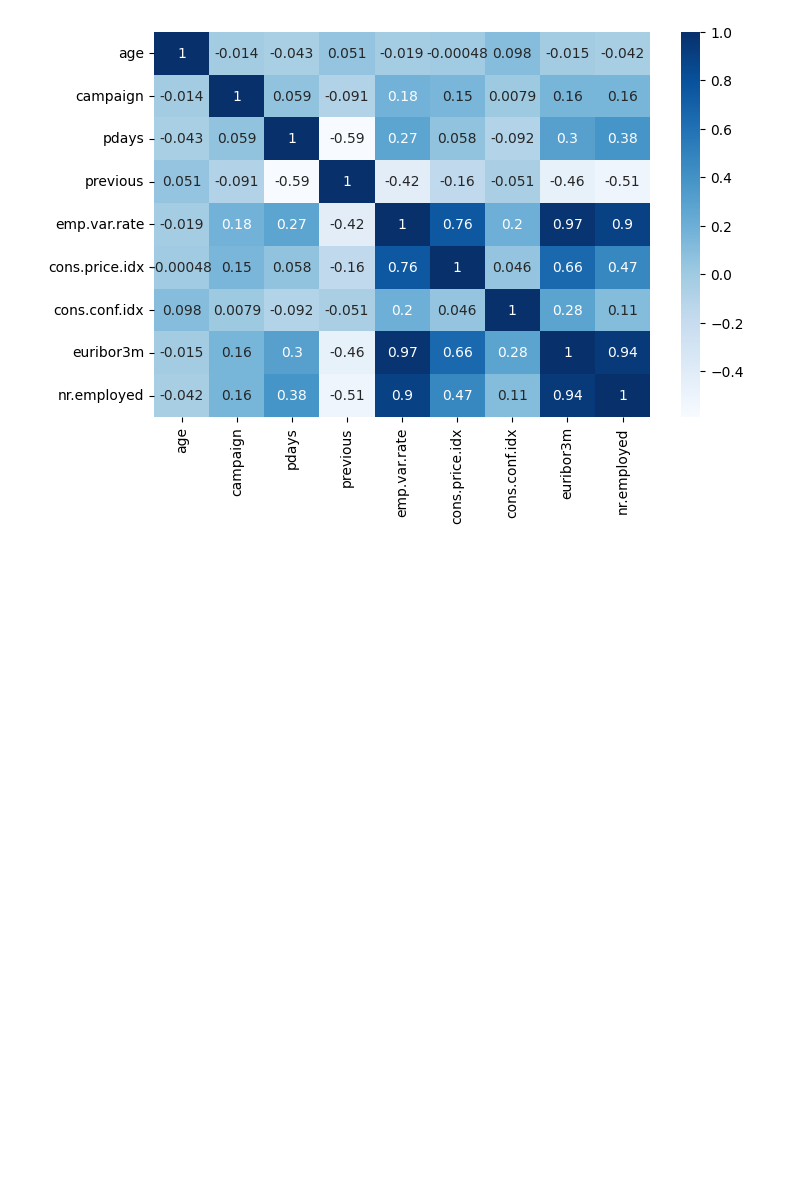
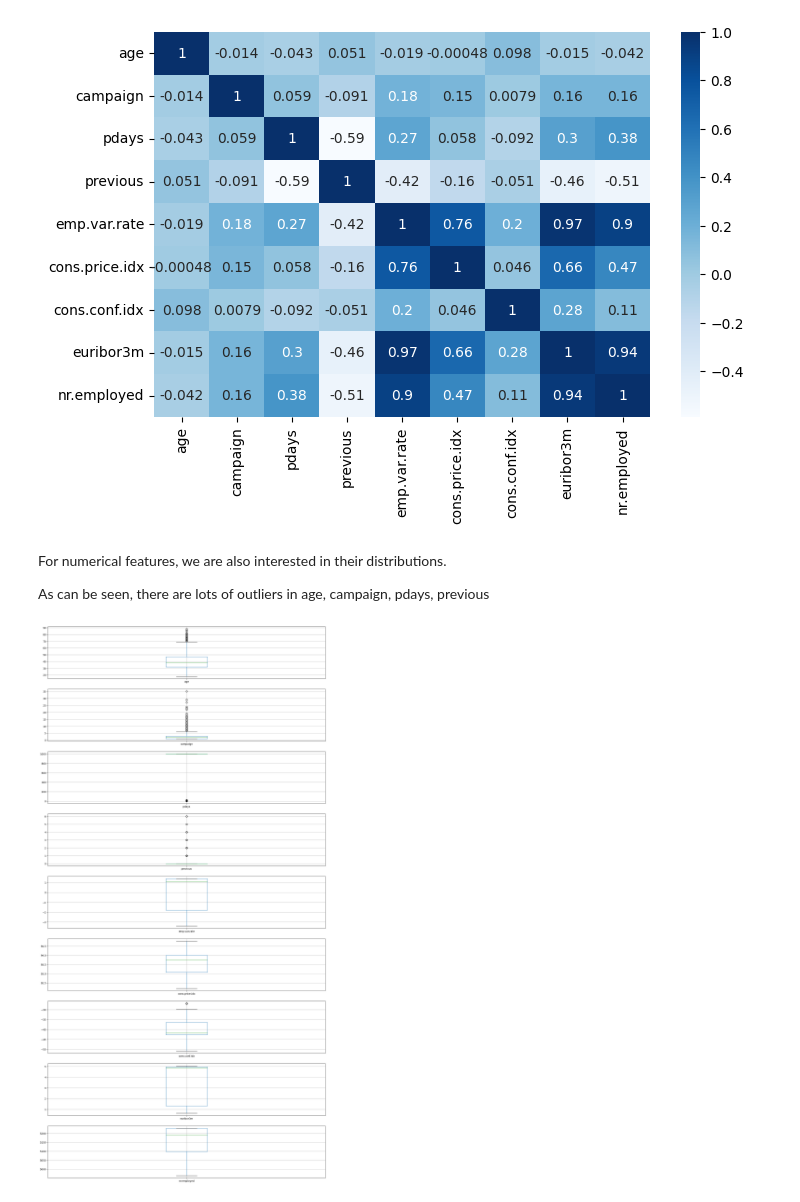
Before and after one commit to longtv2222/bank-investment-prediction, a Jupyter notebook: eda.ipynb, the cells around one changed output. Drawn from its saved outputs; the diff is of its cells as text; code cells hidden in the pictures; blank space fills up the shorter version.

Commit message:
Add boxplot to see numerical feature distribution

```diff
--- a/eda.ipynb
+++ b/eda.ipynb
@@ -126,3 +126,14 @@ sb.heatmap(corr, cmap="Blues", annot=True)
 # %% [output]
 <AxesSubplot: >
 [figure]
+# %% [markdown]
+For numerical features, we are also interested in their distributions.
+
+As can be seen, there are lots of outliers in age, campaign, pdays, previous
+# %%
+fig, axes = plt.subplots(len(numerical_features), figsize=(20, 40))
+
+for i, feature in enumerate(numerical_features):
+    df.boxplot(column=feature, ax=axes[i])
+# %% [output]
+[figure, added]
```
